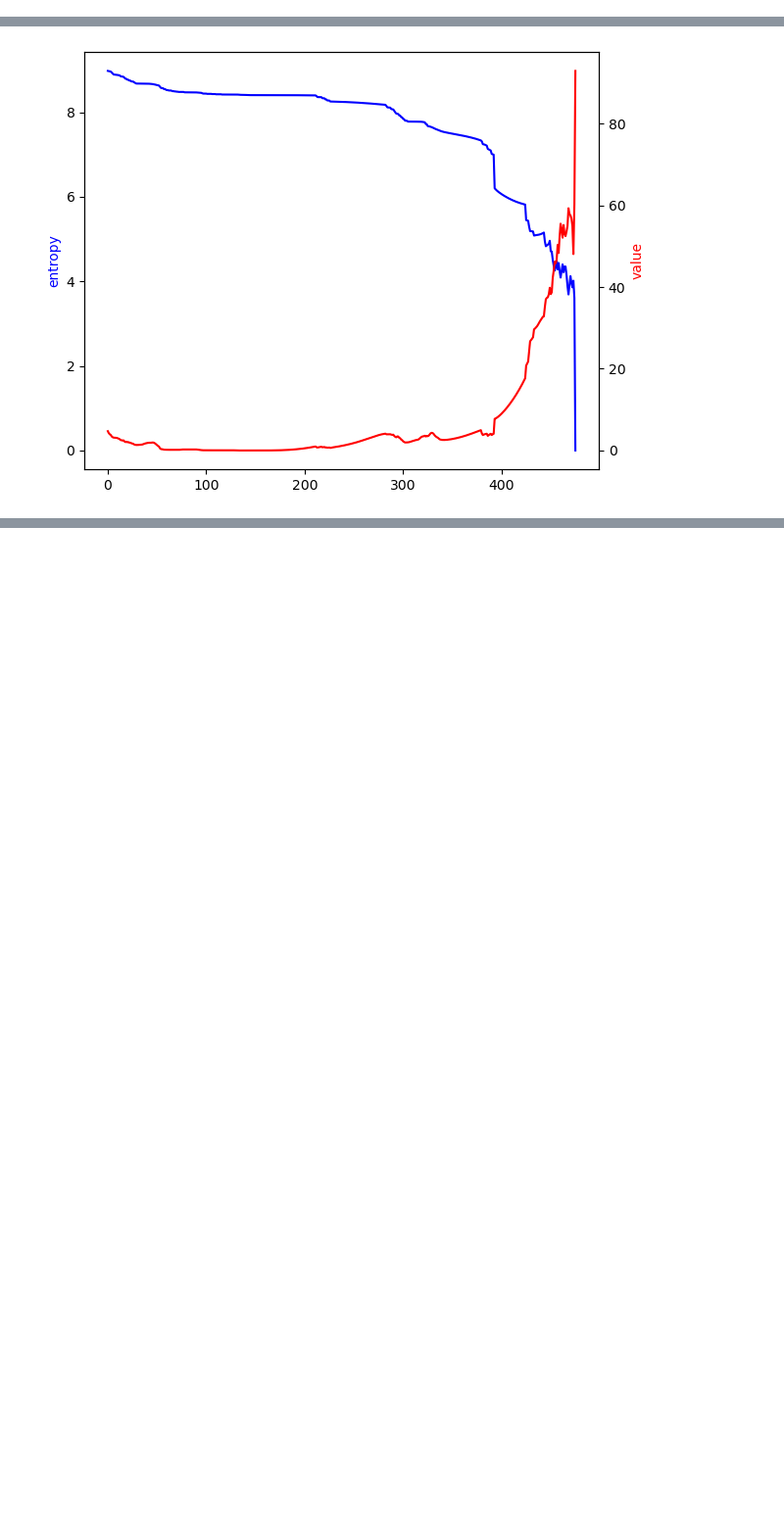
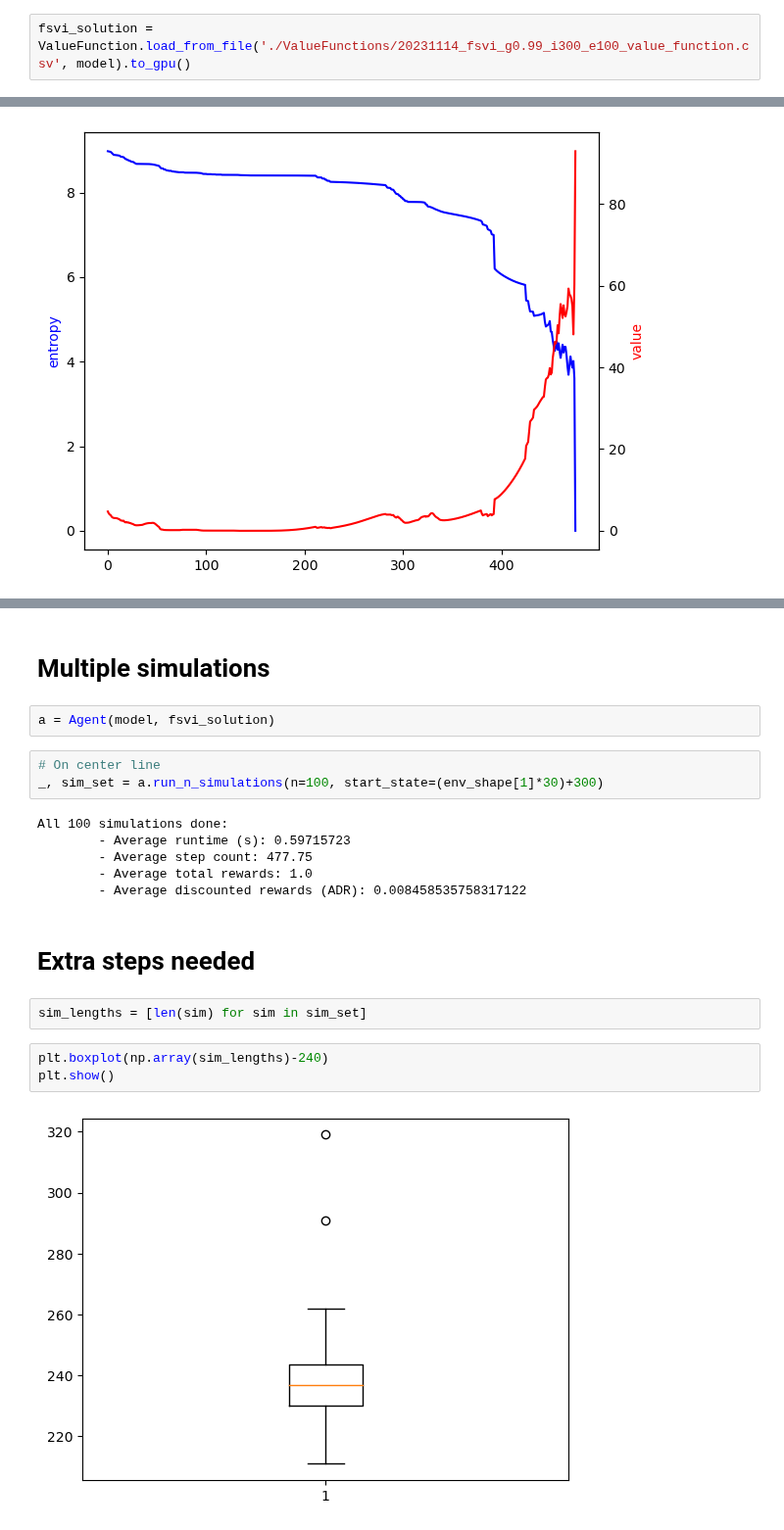
Before and after one commit to PimLb/POMDP_PBVI_Exploration, a Jupyter notebook: Experiments/Olfactory Navigation/Olfactory_Alternation_Paper.ipynb, the cells around one changed output, grey strips where cells are left out. Shown at 98% size. Drawn from its saved outputs; the diff is of its cells as text; blank space fills up the shorter version.

Commit message:
Alternation paper graphs

```diff
--- a/Experiments/Olfactory Navigation/Olfactory_Alternation_Paper.ipynb
+++ b/Experiments/Olfactory Navigation/Olfactory_Alternation_Paper.ipynb
@@ -196,0 +199,2 @@ fsvi_solution.save()
+# %%
+fsvi_solution = ValueFunction.load_from_file('./ValueFunctions/20231114_fsvi_g0.99_i300_e100_value_function.csv', model).to_gpu()
@@ -295,0 +284,22 @@ sim_hist.plot_simulation_steps()
+# %% [markdown]
+# Multiple simulations
+# %%
+a = Agent(model, fsvi_solution)
+# %%
+# On center line
+_, sim_set = a.run_n_simulations(n=100, start_state=(env_shape[1]*30)+300)
+# %% [output]
+All 100 simulations done:
+        - Average runtime (s): 0.59715723
+        - Average step count: 477.75
+        - Average total rewards: 1.0
+        - Average discounted rewards (ADR): 0.008458535758317122
+# %% [markdown]
+# Extra steps needed
+# %%
+sim_lengths = [len(sim) for sim in sim_set]
+# %%
+plt.boxplot(np.array(sim_lengths)-240)
+plt.show()
+# %% [output]
+[figure, added]
```
Also changed, not shown: parts of 21 cells of this notebook.
